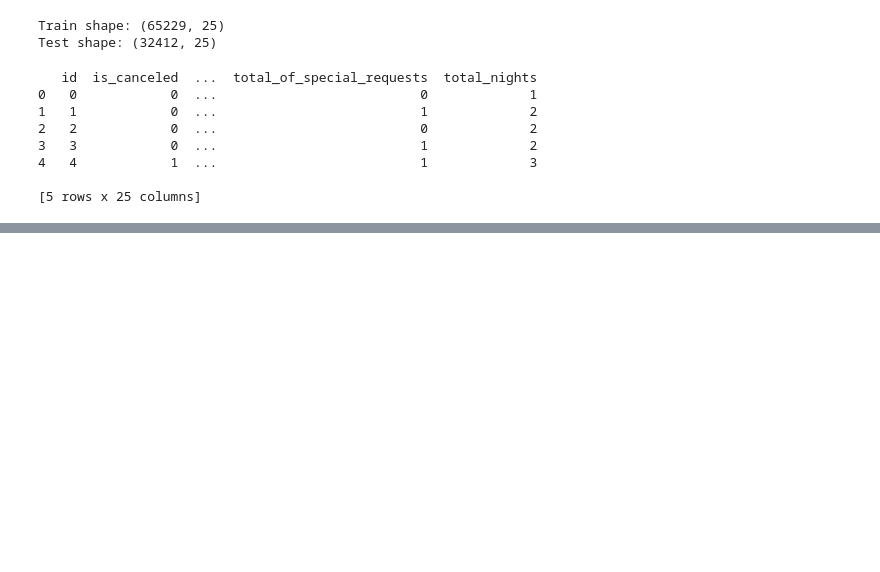
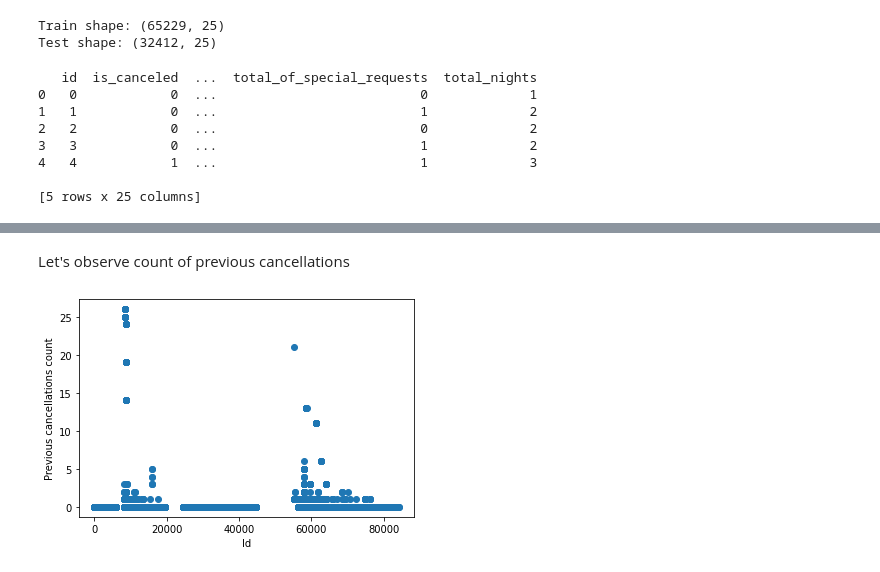
Before and after one commit to TayJen/Hotel-Room-Reservation, a Jupyter notebook: H.ipynb, the cells around one changed output, grey strips where cells are left out. Saved outputs shown, nothing was run; the diff lists cells and outputs as text; code cells hidden in the pictures; blank space fills up the shorter version.

```diff
--- a/H.ipynb
+++ b/H.ipynb
@@ -30,0 +82,11 @@ print(df.head())
+# %%
+df = df.loc[df['babies'] < 3, :]
+# %% [markdown]
+Let's observe count of previous cancellations
+# %%
+plt.scatter(df['id'], df['previous_cancellations'])
+plt.xlabel('Id')
+plt.ylabel('Previous cancellations count')
+plt.show()
+# %% [output]
+[figure, added]
```
Also changed, not shown: parts of 7 cells of this notebook.
